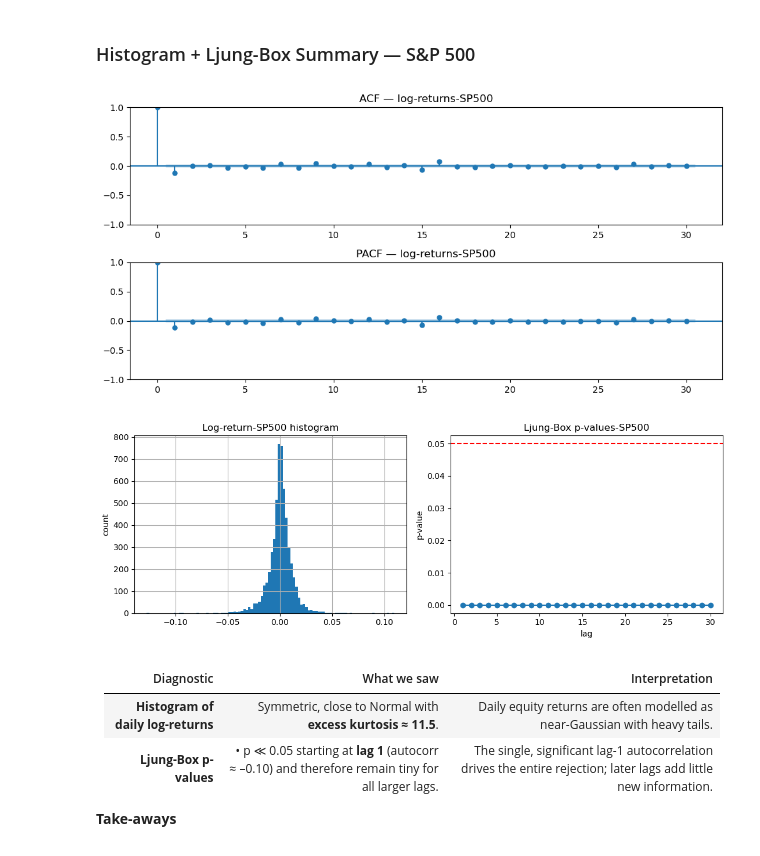
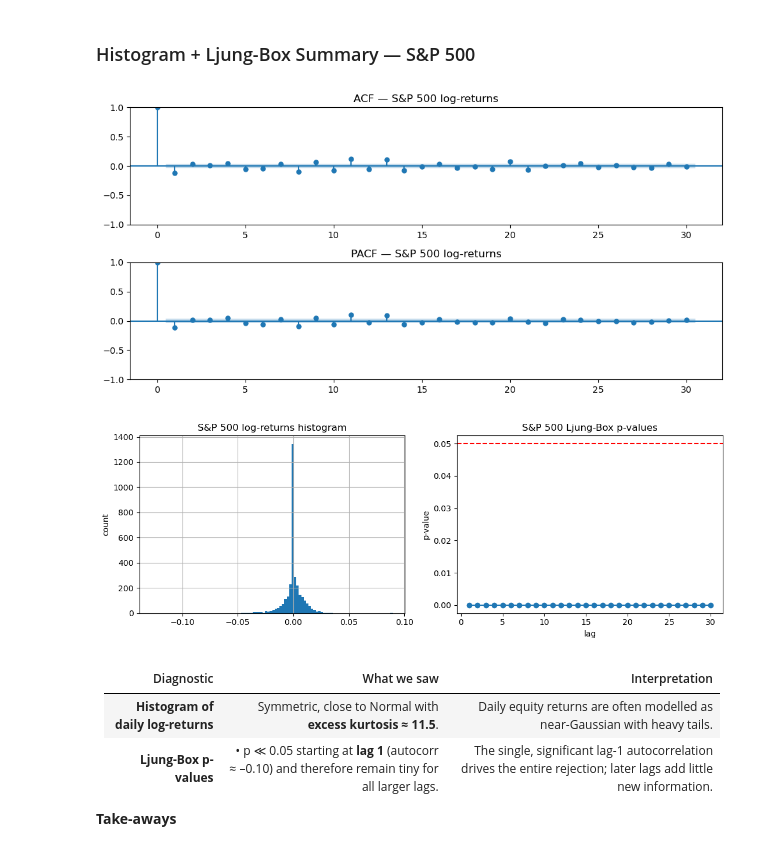
Before and after one commit to emmettralston/HybridModels-For-Financial-Forecasting, a Jupyter notebook: Notebook/exploratory_analysis.ipynb, the cells around one changed output. Cells and saved outputs as stored; diff of their text form; code cells hidden in the pictures.

```diff
--- a/Notebook/exploratory_analysis.ipynb
+++ b/Notebook/exploratory_analysis.ipynb
@@ -21,0 +37,20 @@ sp500, btc = get_benchmark_prices()
+# %%
+def cleanse_prices(frame: pd.DataFrame) -> pd.DataFrame:
+    frame = frame.sort_index()
+    frame = frame[~frame.index.duplicated(keep="first")]
+    missing_before = frame.isna().sum()
+    print("Missing observations before fill:")
+    print(missing_before)
+    cleaned = frame.ffill()
+    cleaned = cleaned.dropna()
+    print("\nMissing observations after fill/drop:")
+    print(cleaned.isna().sum())
+    return cleaned
+
+prices = cleanse_prices(prices_raw)
+btc_prices = prices["btc"]
+sp500_prices = prices["sp500"]
+log_returns = np.log(prices).diff().dropna()
+btc_returns = log_returns["btc"]
+sp500_returns = log_returns["sp500"]
+log_returns.head()
@@ -254,27 +325,26 @@ plt.tight_layout(); plt.show()
 ### Histogram + Ljung-Box Summary — S&P 500
 # %%
 fig, ax = plt.subplots(2, 1, figsize=(10, 5))
-plot_acf(logret_sp, lags=30, ax=ax[0])
-plot_pacf(logret_sp, lags=30, ax=ax[1], method="ywm")
-ax[0].set(title="ACF — log-returns-SP500")
-ax[1].set(title="PACF — log-returns-SP500")
-plt.tight_layout(); plt.show()
+plot_acf(sp500_returns, lags=30, ax=ax[0])
+plot_pacf(sp500_returns, lags=30, ax=ax[1], method="ywm")
+ax[0].set(title="ACF — S&P 500 log-returns")
+ax[1].set(title="PACF — S&P 500 log-returns")
+plt.tight_layout();
+plt.show()
 
 fig, ax = plt.subplots(1, 2, figsize=(11, 4))
+sp500_returns.hist(bins=100, ax=ax[0])
+ax[0].set(title="S&P 500 log-returns histogram", ylabel="count")
 
-# 4a histogram
-logret_sp.hist(bins=100, ax=ax[0])
-ax[0].set(title="Log-return-SP500 histogram", ylabel="count")
-
-# 4b Ljung-Box Q-stat up to 20 lags
-lb_sp = acorr_ljungbox(logret_sp, lags=30, return_df=True)
+lb_sp = acorr_ljungbox(sp500_returns, lags=30, return_df=True)
 ax[1].plot(lb_sp.index, lb_sp["lb_pvalue"], marker="o")
 ax[1].axhline(0.05, color="red", ls="--")
-ax[1].set(title="Ljung-Box p-values-SP500", xlabel="lag", ylabel="p-value")
-plt.tight_layout(); plt.show()
+ax[1].set(title="S&P 500 Ljung-Box p-values", xlabel="lag", ylabel="p-value")
+plt.tight_layout();
+plt.show()
 # %% [output]
-[figure, old version]
+[figure, new version]
-[figure, old version]
+[figure, new version]
 # %% [markdown]
 
 
```
Also changed, not shown: parts of 13 cells of this notebook, 5 other files.
